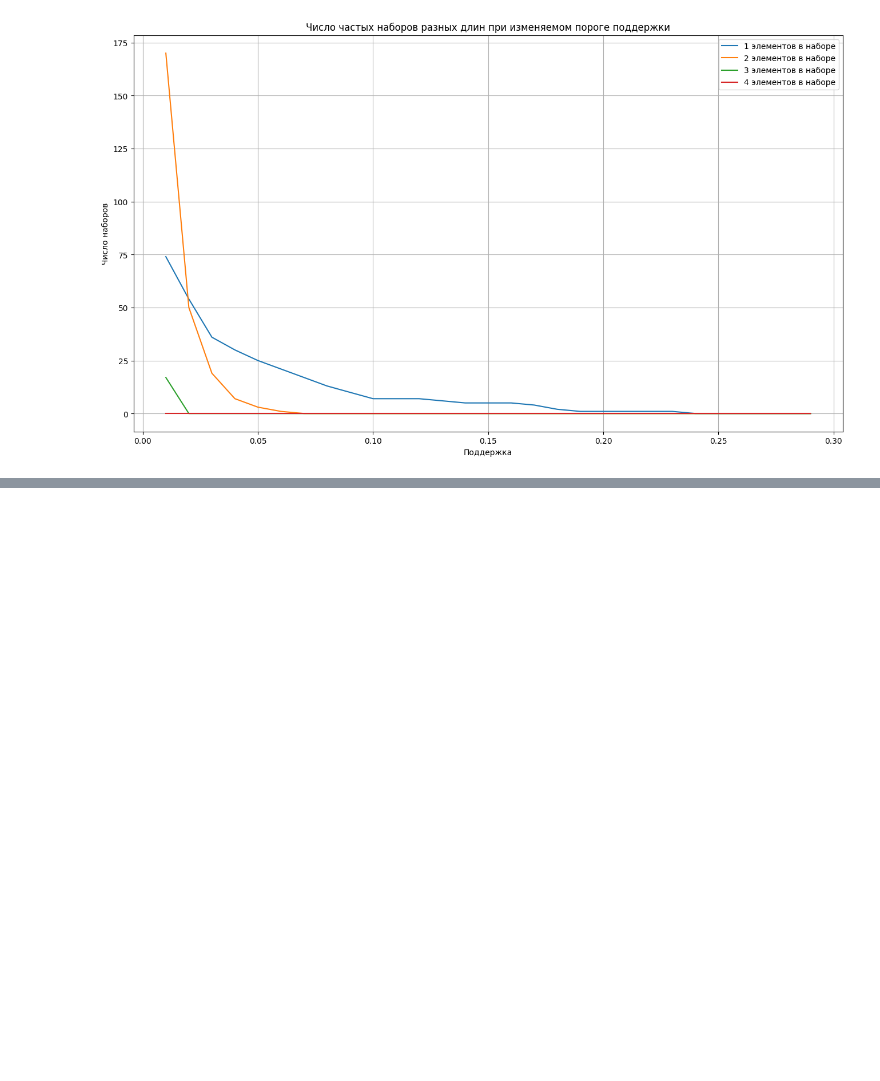
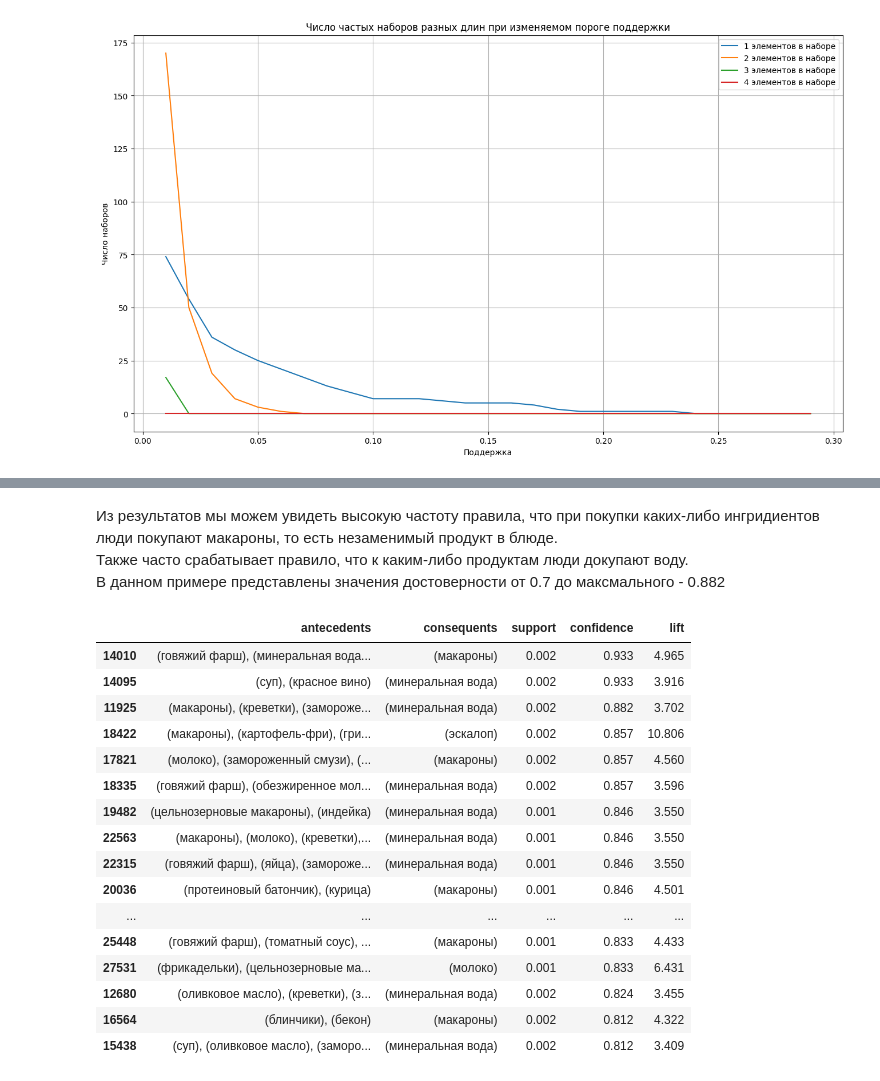
Before and after one commit to Santiperro/analytical-information-processing-technologies, a Jupyter notebook: pattern_mining/freq_pattern_mining.ipynb, the cells around one changed output, grey strips where cells are left out. Drawn from its saved outputs; the diff is of its cells as text; code cells hidden in the pictures; blank space fills up the shorter version.

```diff
--- a/pattern_mining/freq_pattern_mining.ipynb
+++ b/pattern_mining/freq_pattern_mining.ipynb
@@ -201,0 +331,27 @@ vizulize_number_of_items_by_min_sup(df, 0.01)
+# %% [markdown]
+Из результатов мы можем увидеть высокую частоту правила, что при покупки каких-либо ингридиентов<br>
+люди покупают макароны, то есть незаменимый продукт в блюде.<br>
+Также часто срабатывает правило, что к каким-либо продуктам люди докупают воду.<br>
+В данном примере представлены значения достоверности от 0.7 до максмального - 0.882
+# %%
+# Отсортируем по доставерности ассоциативные правила с поддержкой 0.01 и достоверностью 0.7
+rules = find_association_rules(df, min_supp=0.001, min_conf=0.8)
+rules.sort_values(by='confidence', ascending=False).head(20)
+# %% [output]
+|  | antecedents | consequents | support | confidence | lift |
+| 14010 | (говяжий фарш), (минеральная вода... | (макароны) | 0.002 | 0.933 | 4.965 |
+| 14095 | (суп), (красное вино) | (минеральная вода) | 0.002 | 0.933 | 3.916 |
+| 11925 | (макароны), (креветки), (замороже... | (минеральная вода) | 0.002 | 0.882 | 3.702 |
+| 18422 | (макароны), (картофель-фри), (гри... | (эскалоп) | 0.002 | 0.857 | 10.806 |
+| 17821 | (молоко), (замороженный смузи), (... | (макароны) | 0.002 | 0.857 | 4.560 |
+| 18335 | (говяжий фарш), (обезжиренное мол... | (минеральная вода) | 0.002 | 0.857 | 3.596 |
+| 19482 | (цельнозерновые макароны), (индейка) | (минеральная вода) | 0.001 | 0.846 | 3.550 |
+| 22563 | (макароны), (молоко), (креветки),... | (минеральная вода) | 0.001 | 0.846 | 3.550 |
+| 22315 | (говяжий фарш), (яйца), (замороже... | (минеральная вода) | 0.001 | 0.846 | 3.550 |
+| 20036 | (протеиновый батончик), (курица) | (макароны) | 0.001 | 0.846 | 4.501 |
+| ... | ... | ... | ... | ... | ... |
+| 25448 | (говяжий фарш), (томатный соус), ... | (макароны) | 0.001 | 0.833 | 4.433 |
+| 27531 | (фрикадельки), (цельнозерновые ма... | (молоко) | 0.001 | 0.833 | 6.431 |
+| 12680 | (оливковое масло), (креветки), (з... | (минеральная вода) | 0.002 | 0.824 | 3.455 |
+| 16564 | (блинчики), (бекон) | (макароны) | 0.002 | 0.812 | 4.322 |
+| 15438 | (суп), (оливковое масло), (заморо... | (минеральная вода) | 0.002 | 0.812 | 3.409 |
```
Also changed, not shown: parts of 15 cells of this notebook.
